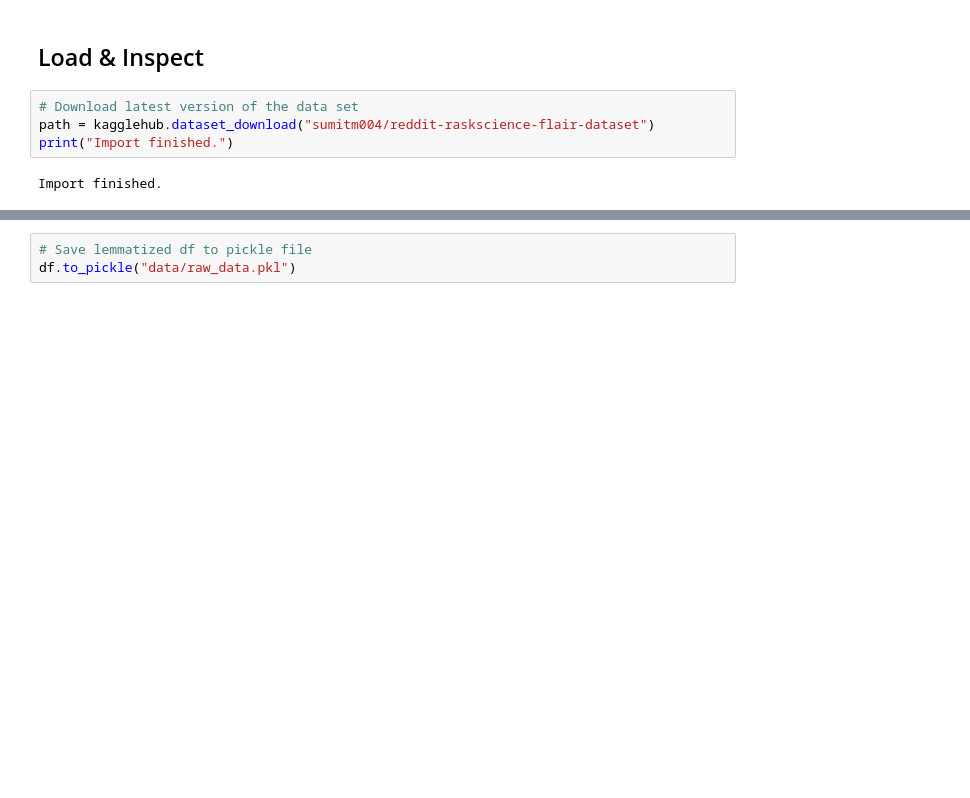
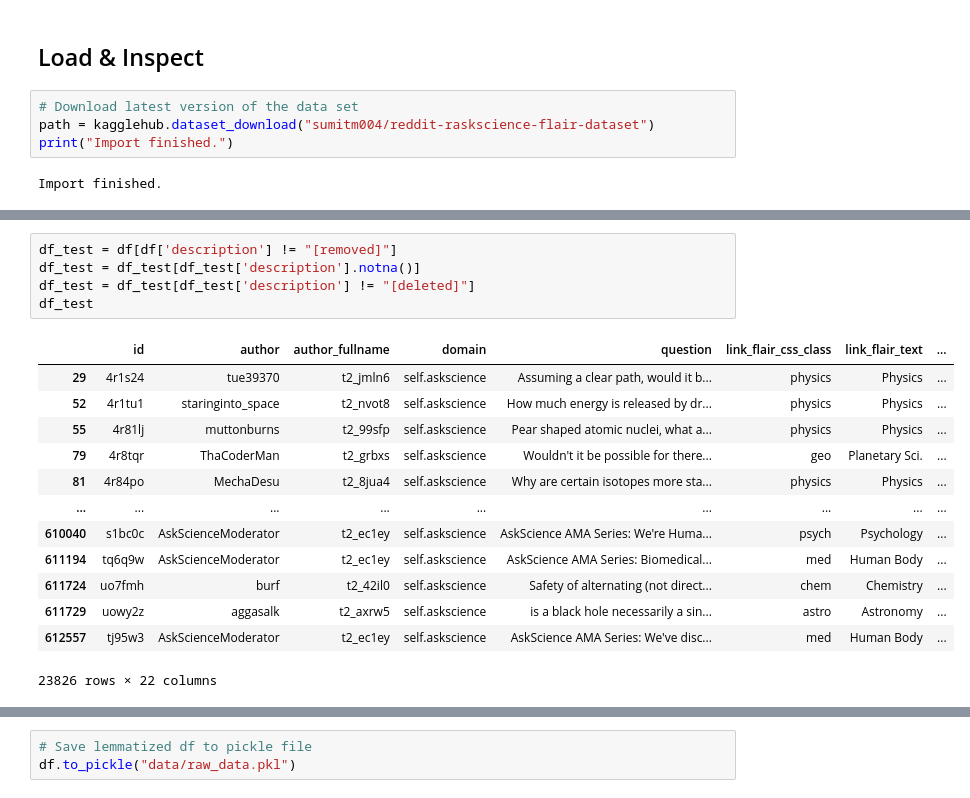
Before and after one commit to svenj-a/Topic_Modeling, a Jupyter notebook: Preprocessing.ipynb, the cells around one changed output, grey strips where cells are left out. Saved outputs shown, nothing was run; the diff lists cells and outputs as text; blank space fills up the shorter version.

```diff
--- a/Preprocessing.ipynb
+++ b/Preprocessing.ipynb
@@ -44,3 +54,22 @@ df.head()
+# %%
+df_test = df[df['description'] != "[removed]"]
+df_test = df_test[df_test['description'].notna()]
+df_test = df_test[df_test['description'] != "[deleted]"]
+df_test
+# %% [output]
+|  | id | author | author_fullname | domain | question | link_flair_css_class | link_flair_text | ... |
+| 29 | 4r1s24 | tue39370 | t2_jmln6 | self.askscience | Assuming a clear path, would it b... | physics | Physics | ... |
+| 52 | 4r1tu1 | staringinto_space | t2_nvot8 | self.askscience | How much energy is released by dr... | physics | Physics | ... |
+| 55 | 4r81lj | muttonburns | t2_99sfp | self.askscience | Pear shaped atomic nuclei, what a... | physics | Physics | ... |
+| 79 | 4r8tqr | ThaCoderMan | t2_grbxs | self.askscience | Wouldn't it be possible for there... | geo | Planetary Sci. | ... |
+| 81 | 4r84po | MechaDesu | t2_8jua4 | self.askscience | Why are certain isotopes more sta... | physics | Physics | ... |
+| ... | ... | ... | ... | ... | ... | ... | ... | ... |
+| 610040 | s1bc0c | AskScienceModerator | t2_ec1ey | self.askscience | AskScience AMA Series: We're Huma... | psych | Psychology | ... |
+| 611194 | tq6q9w | AskScienceModerator | t2_ec1ey | self.askscience | AskScience AMA Series: Biomedical... | med | Human Body | ... |
+| 611724 | uo7fmh | burf | t2_42il0 | self.askscience | Safety of alternating (not direct... | chem | Chemistry | ... |
+| 611729 | uowy2z | aggasalk | t2_axrw5 | self.askscience | is a black hole necessarily a sin... | astro | Astronomy | ... |
+| 612557 | tj95w3 | AskScienceModerator | t2_ec1ey | self.askscience | AskScience AMA Series: We've disc... | med | Human Body | ... |
+23826 rows × 22 columns
 # %%
 # Inspect data
 print(df.shape)
```
Also changed, not shown: parts of 21 cells of this notebook, 12 other files.
